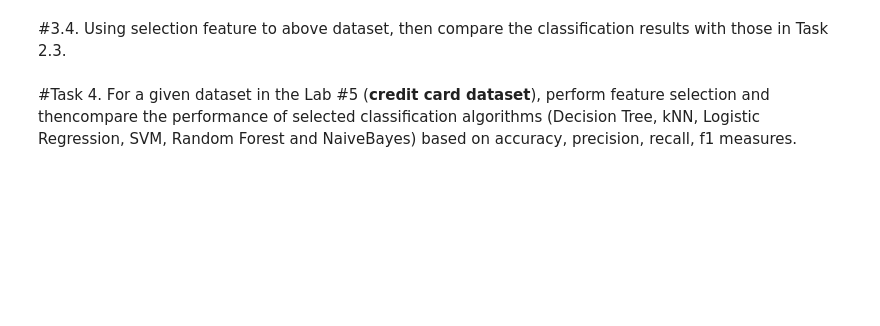
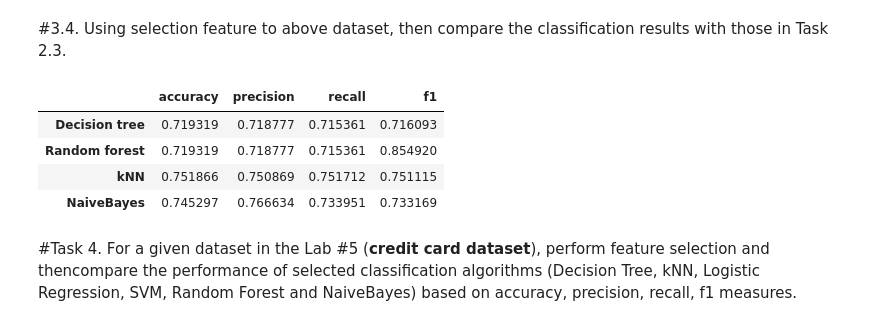
Before and after one commit to NguyenNgocBaoNgan/ML_20130331_NguyenNgocBaoNgan, a Jupyter notebook: Lab_6_20130331_NguyenNgocBaoNgan.ipynb, the cells around one changed output. Drawn from its saved outputs; the diff is of its cells as text; code cells hidden in the pictures; blank space fills up the shorter version.

```diff
--- a/Lab_6_20130331_NguyenNgocBaoNgan.ipynb
+++ b/Lab_6_20130331_NguyenNgocBaoNgan.ipynb
@@ -150,3 +358,19 @@ Output variable (desired target):
+# %%
+data={'accuracy':[accuracy_rad1,accuracy_rf1,accuracy_knn1,accuracy_nb1],
+      'precision':[precision_rad1,precision_rf1,precision_knn1,precision_nb1],
+      'recall':[recall_rad1,recall_rf1,recall_knn1,recall_nb1],
+      'f1':[f1_rad1,f1_rf,f1_knn1,f1_nb1]}
+
+row_labels = ['Decision tree', 'Random forest','kNN', 'NaiveBayes']
+
+dframe = pd.DataFrame(data=data,index = row_labels)
+dframe
+# %% [output]
+|  | accuracy | precision | recall | f1 |
+| Decision tree | 0.719319 | 0.718777 | 0.715361 | 0.716093 |
+| Random forest | 0.719319 | 0.718777 | 0.715361 | 0.854920 |
+| kNN | 0.751866 | 0.750869 | 0.751712 | 0.751115 |
+| NaiveBayes | 0.745297 | 0.766634 | 0.733951 | 0.733169 |
 # %% [markdown]
 #Task 4.
 For a given dataset in the Lab #5 (**credit card dataset**), perform feature selection and thencompare the performance of selected classification algorithms (Decision Tree, kNN, Logistic Regression, SVM, Random Forest and NaiveBayes) based on accuracy, precision, recall, f1 measures.
```
Also changed, not shown: parts of 22 cells of this notebook.
